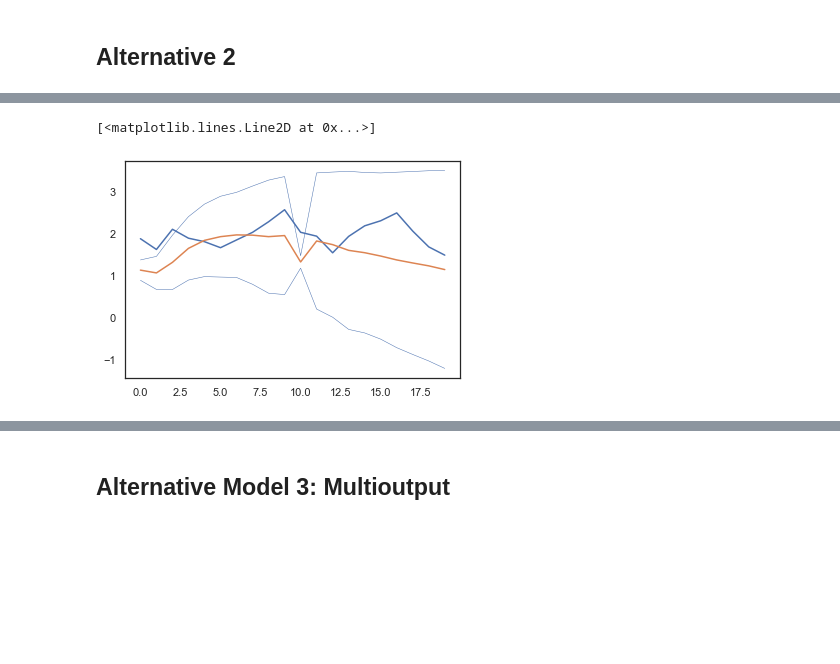
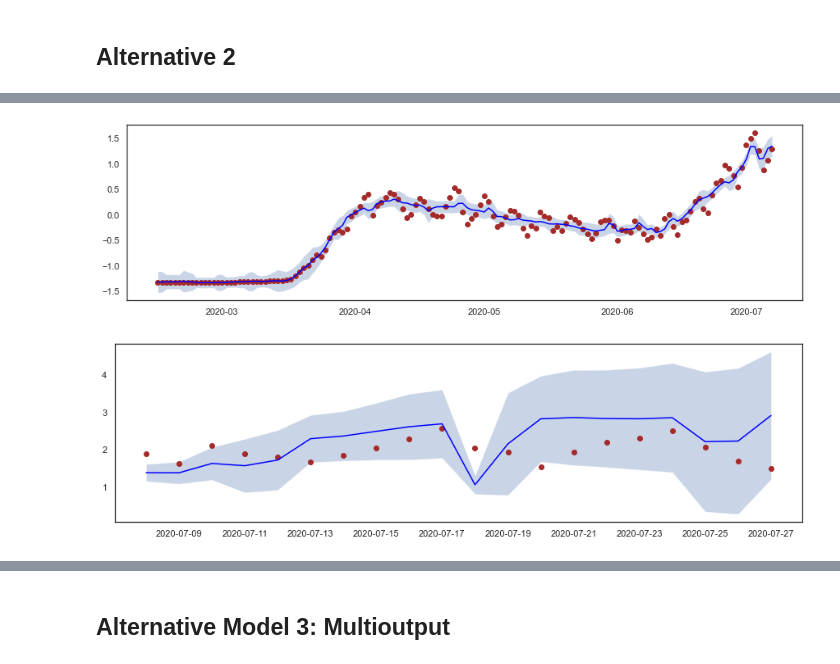
Before and after one commit to epidemic-research-team/compartmental-epidemic-model, a Jupyter notebook: GP for COVID.ipynb, the cells around one changed output, grey strips where cells are left out. Drawn from its saved outputs; the diff is of its cells as text; code cells hidden in the pictures; blank space fills up the shorter version.

```diff
--- a/GP for COVID.ipynb
+++ b/GP for COVID.ipynb
@@ -458,2 +484,17 @@ In this approach we follow Hensman and Kypraios paper.
+# %%
+def plot_model(Y, Y_mean, Y_var, test=False):
+    fig, ax = plt.subplots(1, figsize=(15, 4))
+
+    if test==False:
+        X = final_data_us[["Updated"]][:split]
+    else:
+        X = final_data_us[["Updated"]][split:]
+
+    lo = (Y_mean - 2 * tf.sqrt(Y_var)).numpy()
+    hi = (Y_mean + 2 * tf.sqrt(Y_var)).numpy()
+
+    ax.plot(X, Y, "o", c="brown", label="Daily COVID cases")
+    ax.plot(X, Y_mean, "-", c="blue", label="Average COVID prediction")
+    ax.fill_between(X.to_numpy().flatten(), lo.flatten(), hi.flatten(), alpha=0.3, interpolate=True)
 # %% [markdown]
 ### MODEL 1:
@@ -946,7 +947,7 @@ final_data_us[["HOME", "WORK", "OTHER"]].rolling(7).mean().fillna(1)
 164 rows × 3 columns
 # %%
 y = final_data_us["Daily"].to_numpy()
-X = final_data_us[["SI", "HOME", "WORK", "OTHER"]].copy()
+X = final_data_us[["SI", "WEEKDAY", "HOME", "WORK", "OTHER"]].copy()
 X[["HOME", "WORK", "OTHER"]] = final_data_us[["HOME", "WORK", "OTHER"]].rolling(7).mean().fillna(1)
 X = X.to_numpy()
 
@@ -1026,12 +1008,14 @@ plt.plot(mean - 2 * np.sqrt(var), "C0", lw=0.5)
+# %%
+mean, var = m.predict_f(X_train)
+
+plot_model(y_train, mean, var)
+# %% [output]
+[figure, added]
 # %%
 # The test US data are
 
 mean_test, var_test = m.predict_f(X_test)
 
-plt.plot(y_test)
-plt.plot(mean_test)
-plt.plot(mean_test + 2 * np.sqrt(var_test), "C0", lw=0.5)
-plt.plot(mean_test - 2 * np.sqrt(var_test), "C0", lw=0.5)
+plot_model(y_test, mean_test, var_test, test=True)
 # %% [output]
-[<matplotlib.lines.Line2D at 0x...>]
-[figure, old version]
+[figure, new version]
```
Also changed, not shown: parts of 69 cells of this notebook.
